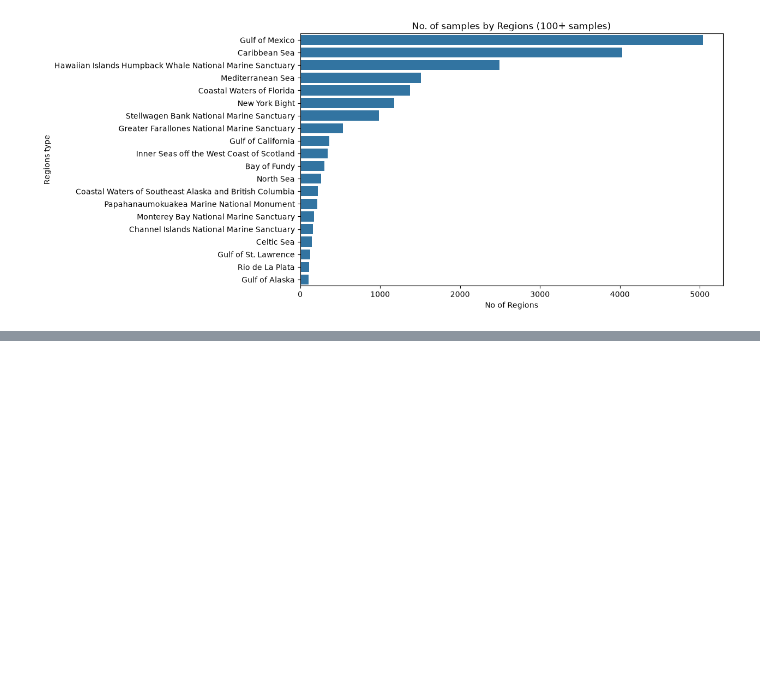
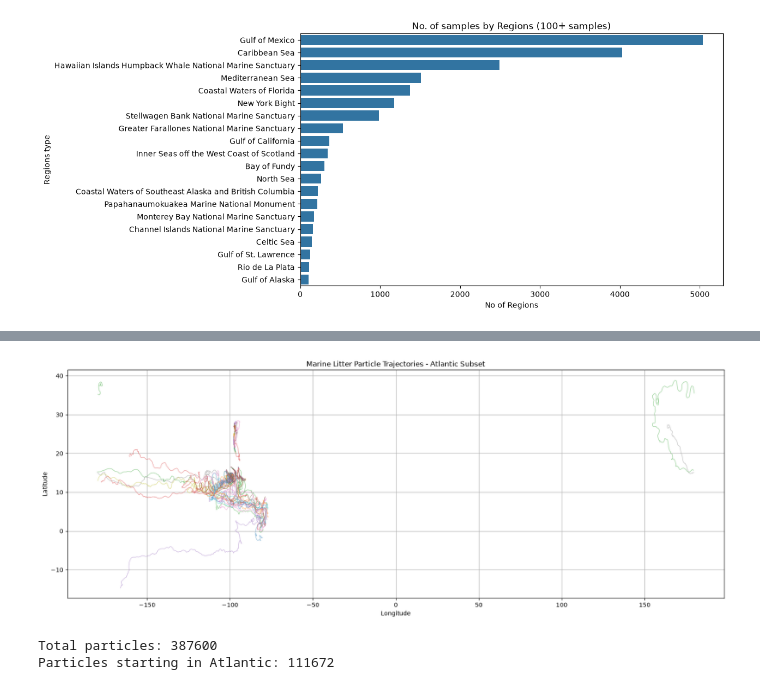
Before and after one commit to EmaSkryp/microplastic-project, a Jupyter notebook: notebooks/1_No.ipynb, the cells around one changed output, grey strips where cells are left out. Drawn from its saved outputs; the diff is of its cells as text; code cells hidden in the pictures; blank space fills up the shorter version.

```diff
--- a/notebooks/1_No.ipynb
+++ b/notebooks/1_No.ipynb
@@ -286,0 +345,12 @@ Note: you may need to restart the kernel to use updated packages.
+# %%
+# Create a mask for particles that start in the Atlantic Ocean
+atlantic_mask = (
+    (start_lat >= -60) &
+    (start_lat <= 70) &
+    (start_lon >= -100) &
+    (start_lon <= 20)
+)
+
+# Print the total number of particles and the number of particles that start in the Atlantic Ocean
+print("Total particles:", ds.sizes["traj"])
+print("Particles starting in Atlantic:", int(atlantic_mask.sum()))
@@ -286,0 +360,5 @@ Note: you may need to restart the kernel to use updated packages.
+# %%
+# Create a new dataset that only contains particles that start in the Atlantic Ocean
+atlantic_ds = ds.isel(traj=atlantic_mask)
+
+print(atlantic_ds)
@@ -286,0 +380,58 @@ Note: you may need to restart the kernel to use updated packages.
+# %%
+plt.figure(figsize=(20, 7))
+
+sample = atlantic_ds
+
+for i in range(50):
+    lon = sample.lon.values[i, :].copy()
+    lat = sample.lat.values[i, :].copy()
+
+    # Break lines when particles cross the International Date Line
+    jumps = np.where(np.abs(np.diff(lon)) > 180)[0] + 1
+
+    lon[jumps] = np.nan
+    lat[jumps] = np.nan
+
+    plt.plot(lon, lat, alpha=0.5, linewidth=0.8)
+
+plt.xlabel("Longitude")
+plt.ylabel("Latitude")
+plt.title("Marine Litter Particle Trajectories - Atlantic Subset")
+plt.grid()
+plt.show()
+# %% [output]
+[figure, added]
+# %%
+# Get all particle coordinates
+lat = ds.lat.values
+lon = ds.lon.values
+
+# Identify valid positions
+valid = np.isfinite(lat) & np.isfinite(lon)
+
+# Find the first valid observation for each particle
+first_indices = valid.argmax(axis=1)
+
+particle_indices = np.arange(ds.sizes["traj"])
+
+# Extract each particle's starting coordinates
+start_lat_all = lat[particle_indices, first_indices]
+start_lon_all = lon[particle_indices, first_indices]
+
+# Exclude particles without valid positions
+has_data = valid.any(axis=1)
+
+# Identify particles starting in the Atlantic
+atlantic_mask_all = (
+    has_data &
+    (start_lat_all >= -60) &
+    (start_lat_all <= 70) &
+    (start_lon_all >= -100) &
+    (start_lon_all <= 20)
+)
+
+print("Total particles:", ds.sizes["traj"])
+print("Particles starting in Atlantic:", int(atlantic_mask_all.sum()))
+# %% [output]
+Total particles: 387600
+Particles starting in Atlantic: 111672
```
Also changed, not shown: parts of 24 cells of this notebook.
